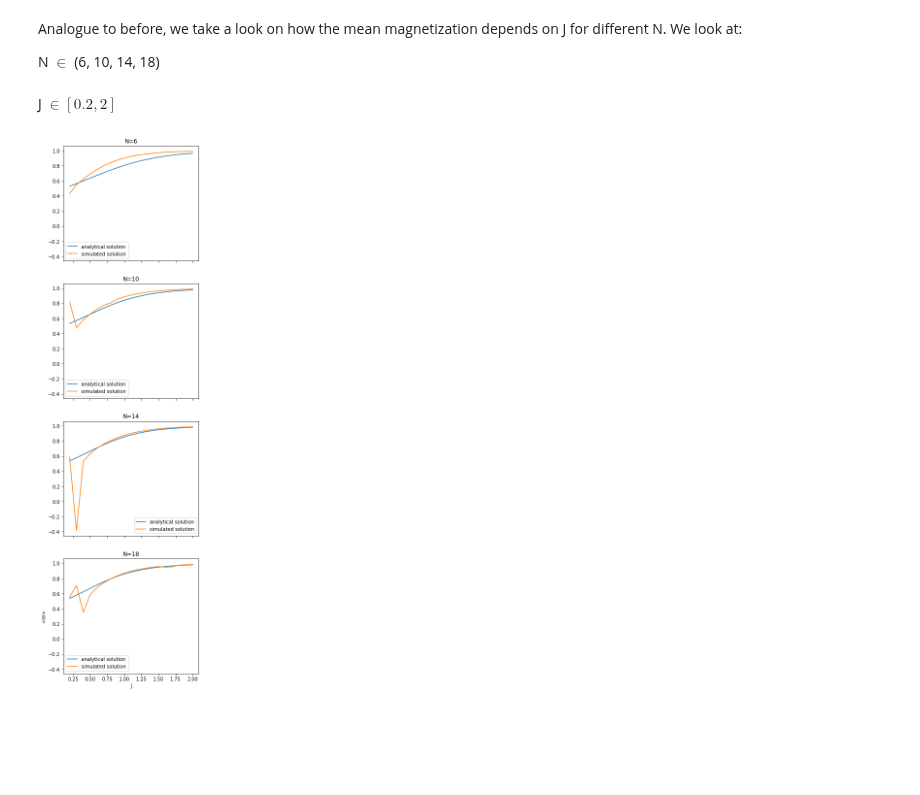
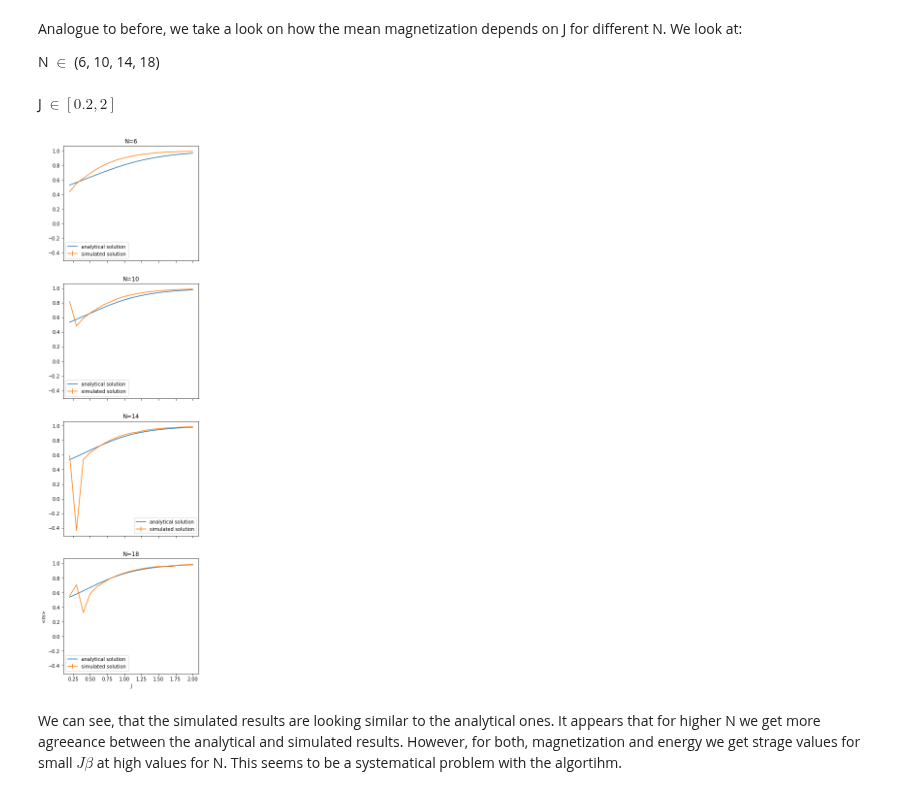
Before and after one commit to Trico94/physics760_Martin, a Jupyter notebook: Exercise 3/exercise3.ipynb, the cells around one changed output. Cells and saved outputs as stored; diff of their text form; code cells hidden in the pictures; blank space fills up the shorter version.

```diff
--- a/Exercise 3/exercise3.ipynb
+++ b/Exercise 3/exercise3.ipynb
@@ -280,11 +308,0 @@ phi_array = generate_phi(16, 0.2, 0.5)
-# %%
-plt.plot(phi_array)
-"""
-y_werte_array=np.zeros(len(phi_array))
-for i in range(len(y_werte_array)):
-    y_werte_array[i]=(phi_array[i]**2/(2*beta_J/N))-N*math.log(2*math.cosh(phi_array[i]+beta_h))
-"""
-#plt.plot(y_werte_array)
-plt.xlabel("Nmd")
-plt.ylabel("Phi")
-#plt.xlim(-5, 500)
@@ -294,3 +311,11 @@ Text(0, 0.5, 'Phi')
+# %%
+def bootstrap_error(phi_array, nBS):
+    n=phi_array.size
+    bsmean = np.array([])
+    for bs in range (nBS):
+        index=np.random.randint(n,size=n) # random bootstrap indices
+        bsmean = np.append(bsmean,np.array([phi_array[index[i]] for i in range(n)]).mean())
+    return bsmean.std()
 # %% [markdown]
 ## Exercise 5
 ### Setting h = ($\beta$ h) = 0.5 and using some values of N ranging from 5 to 20, calculate the average energy per site and mean magnetization per site as a function of J = ($\beta$J) $\in \left[0.2, 2 \right]$. Tune Nmd such that the acceptance rate is above 50%
@@ -407,6 +446,12 @@ N $\in$ (6, 10, 14, 18) <br/><br/>
 J $\in \left[0.2, 2\right]$
 # %%
 def polt_mean_magnetization_analytical(beta_h):
+
+    #Using the number of bootstrap samples defined in the header
+    global nbs
+
+    # Delete the first ntherm values for thermalization (number in the header)
+    global ntherm
 
     """
     First the analytical solutions
@@ -425,36 +470,49 @@ def polt_mean_magnetization_analytical(beta_h):
 
         # Generate the values for one specific N
         for i in range(len(beta_J_array)):
             mean_magnetization_analytical_array[j][i]=mean_magnetization_analytical(N_array[j], beta_J_array[i], beta_h)
 
     """
     Now the generated solutions
     """
     #Again we are initilizing an array for future values
-    mean_magnetization_simulated_array=np.zeros(len(N_array)*len(beta_J_array)).reshape(len(N_array), len(beta_J_array))
-
+    mean_magnetization_simulated_array = np.zeros(len(N_array)*len(beta_J_array)).reshape(len(N_array), len(beta_J_array))
+    mean_magnetization_simulated_array_error = np.zeros(len(N_array)*len(beta_J_array)).reshape(len(N_array), len(beta_J_array))
     # Generate simulated solution for all N
     for j in range(len(N_array)):
 
         # Generate the values for one specific N
         for i in range(len(beta_J_array)):
-            phi_array=np.delete(generate_phi(N_array[j], beta_J_array[i], beta_h),np.arange(200))
-            mean_magnetization_simulated_array[j][i]=np.sum(O_magnetization(phi_array, N_array[j], beta_J_array[i], beta_h))/len(phi_array)
 
+            # Generating the phi values using the HMC. Also deleting the first ntherm (definied in the header)
+            # values (accounting for the thermalization)
+            phi_array = np.delete(generate_phi(N_array[j], beta_J_array[i], beta_h),np.arange(ntherm))
 
+            # Calculating the O-Values for the magnetization
+            expected_magnetization = O_magnetization(phi_array, N_array[j], beta_J_array[i], beta_h)
+
+            # Getting the error with Bootstrap
+            mean_magnetization_simulated_array_error[j][i] = bootstrap_error(expected_magnetization, nbs)
+
+            # Computing the expectation value of the magnetization by summing over the O-Values
+            # and deviding by the number of values
+            mean_magnetization_simulated_array[j][i] = np.sum(expected_magnetization)/len(expected_magnetization)
 
     # Plot the mean energies
     fig, axs = plt.subplots(4, sharex=True, sharey=True)
     fig.set_size_inches(5, 20)
     for j in range(len(N_array)):
         axs[j].plot(beta_J_array, mean_magnetization_analytical_array[j], label=("analytical solution"))
-        axs[j].plot(beta_J_array, mean_magnetization_simulated_array[j], label=("simulated solution"))
+        axs[j].errorbar(beta_J_array, mean_magnetization_simulated_array[j], yerr=mean_magnetization_simulated_array_error[j], label=("simulated solution"))
         axs[j].legend(loc="best")
         axs[j].title.set_text("N=" + str(N_array[j]))
     plt.legend(loc="best")
     plt.xlabel("J")
     plt.ylabel("<m>")
+    plt.savefig("pictures/mean_magnetization.png", dpi=600)
 
 polt_mean_magnetization_analytical(0.5)
 # %% [output]
-[figure, old version]
+[figure, new version]
+# %% [markdown]
+We can see, that the simulated results are looking similar to the analytical ones. It appears that for higher N we get more agreeance between the analytical and simulated results. However, for both, magnetization and energy we get strage values for small $J \beta$ at high values for N. This seems to be a systematical problem with the algortihm.
```
Also changed, not shown: parts of 8 cells of this notebook, 4 other files.
